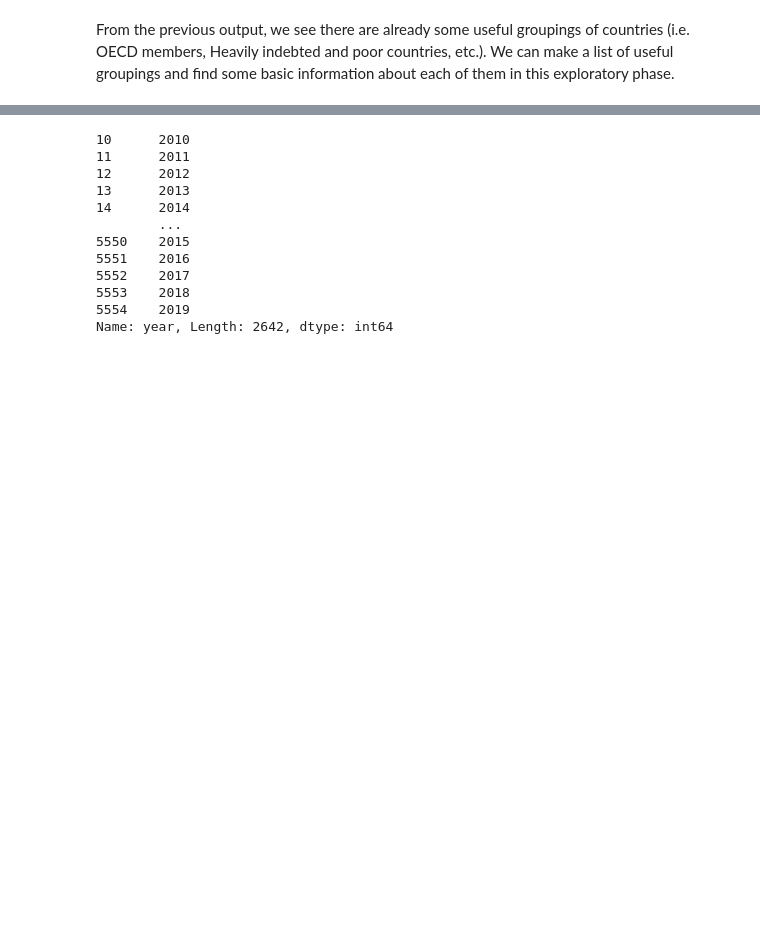
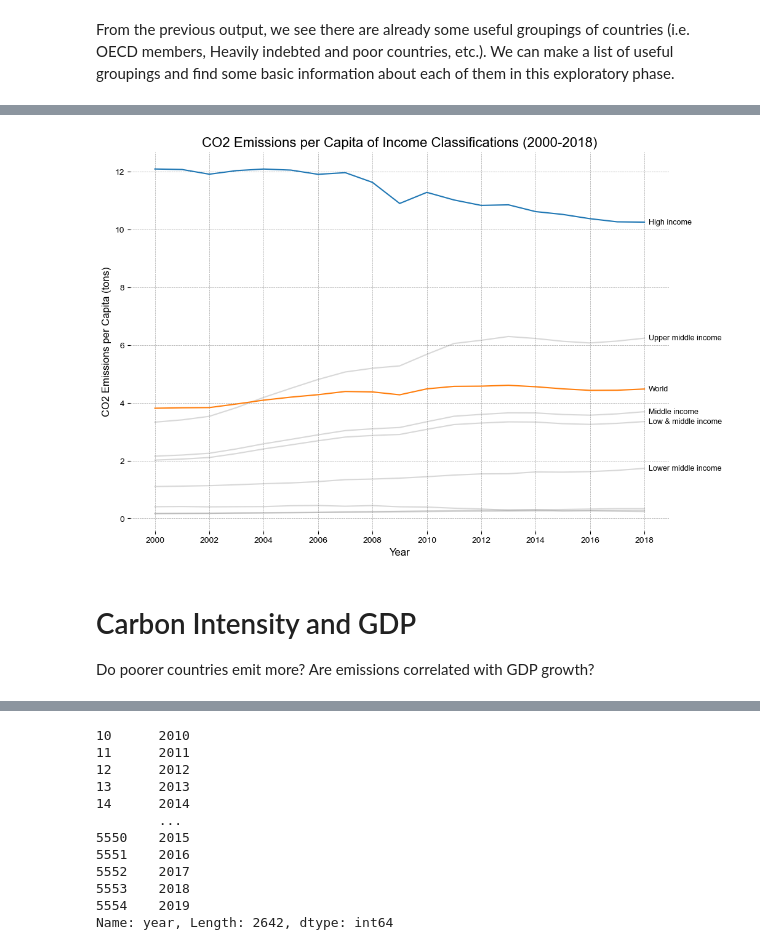
Before and after one commit to ruizhuu/development-emissions, a Jupyter notebook: main.ipynb, the cells around one changed output, grey strips where cells are left out. Drawn from its saved outputs; the diff is of its cells as text; code cells hidden in the pictures; blank space fills up the shorter version.

Commit message:
Completed GDP-CO2 graph for income groups.

```diff
--- a/main.ipynb
+++ b/main.ipynb
@@ -9,3 +20,5 @@ large_df = pd.read_csv("Global_Development_Indicators_2000_2020.csv")
+# %%
+large_df['year'] = pd.to_datetime(large_df['year'], format='%Y')
 # %%
 large_df['country_name'].unique()
 # %% [output]
@@ -111,7 +128,7 @@ regions = ['Africa Eastern and Southern', 'Africa Western and Central',
        'South Asia', 'Sub-Saharan Africa (excluding high income)', 'Sub-Saharan Africa',
        'Small states', 'World']
 # %%
-income = ['Heavily indebted poor countries (HIPC)',
+income = ['Heavily indebted poor countries (HIPC)', 'High income',
        'Least developed countries: UN classification', 'Low income',
        'Lower middle income', 'Low & middle income',
        'Middle income', 'Upper middle income', 'World']
@@ -117,0 +151,42 @@ income = ['Heavily indebted poor countries (HIPC)',
+# %%
+# Line graph of CO2 emissions per capita between all UN classifications of countries
+indicators = ['co2_emissions_per_capita_tons', 'year']
+
+fig, ax = plt.subplots(figsize=(10, 8))
+offset = pd.Timedelta(days=60)
+
+for country in income:
+    temp = large_df[large_df['country_name'] == country]
+    ax.plot(
+        temp['year'],
+        temp['co2_emissions_per_capita_tons'],
+        color = 'gray' if country not in ["High income", "World"] else None,
+        alpha = 0.3 if country not in ["High income", "World"] else 1.0,
+    )
+
+    last_valid = temp['co2_emissions_per_capita_tons'].last_valid_index()
+    if last_valid is not None:
+        if country not in ["Least developed countries: UN classification", "Low income", 'Heavily indebted poor countries (HIPC)']:
+            x = temp['year'].loc[last_valid] + offset
+            y = temp['co2_emissions_per_capita_tons'].loc[last_valid]
+            ax.text(x, y, s=country, fontsize=9, va='center', ha='left', family='Arial')
+
+for label in ax.get_xticklabels() + ax.get_yticklabels():
+    label.set_fontfamily('Arial')
+
+for spine in ax.spines.values():
+    spine.set_visible(False)
+
+ax.grid(True, which='both', axis='both', linestyle='--', linewidth=0.5, color='gray', alpha=0.7)
+ax.set_axisbelow(True)
+fig.subplots_adjust(right = 1)
+ax.set_xlabel("Year", fontsize=12, family='Arial')
+ax.set_ylabel('CO2 Emissions per Capita (tons)', fontsize=12, family='Arial')
+ax.set_title("CO2 Emissions per Capita of Income Classifications (2000-2018)", fontsize=16, family='Arial')
+plt.show()
+# %% [output]
+[figure, added]
+# %% [markdown]
+# Carbon Intensity and GDP
+
+Do poorer countries emit more? Are emissions correlated with GDP growth?
```
Also changed, not shown: parts of 8 cells of this notebook.
